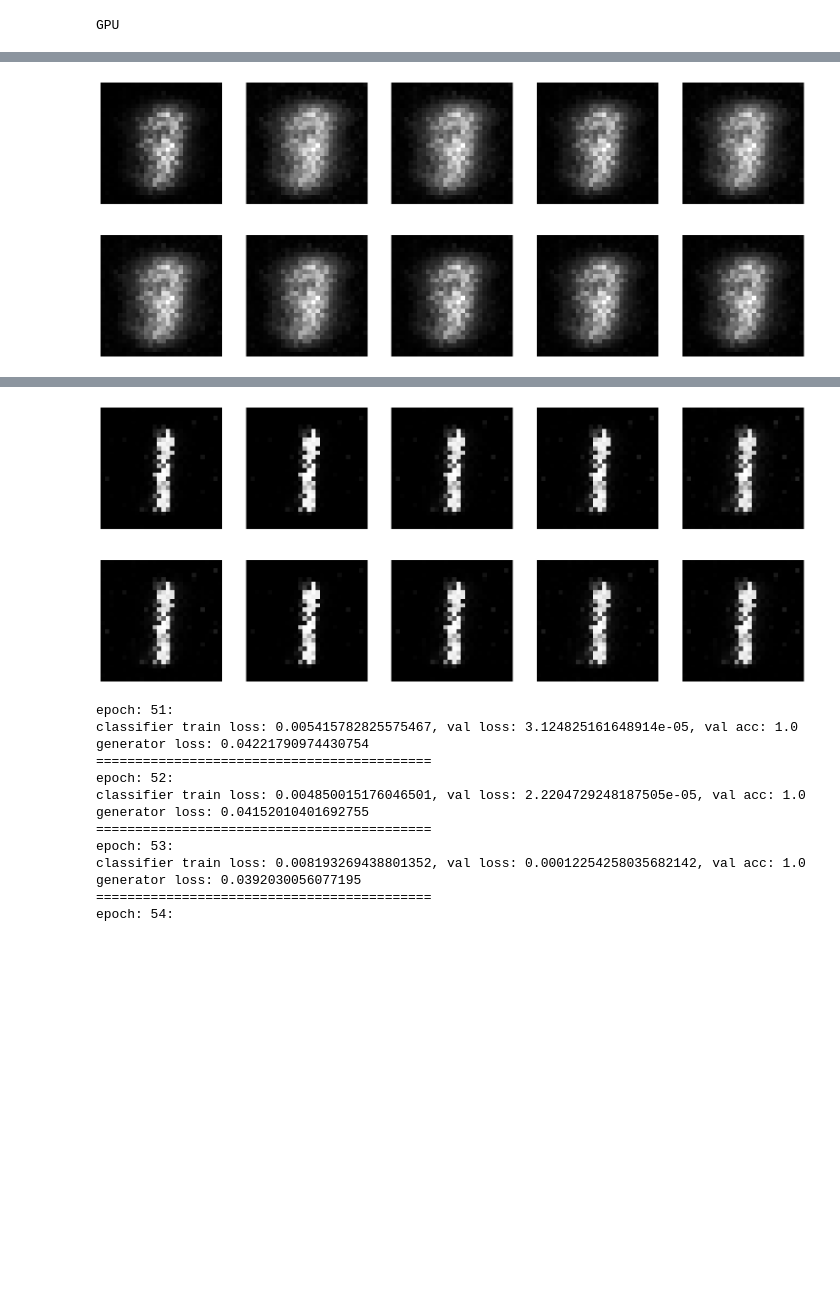
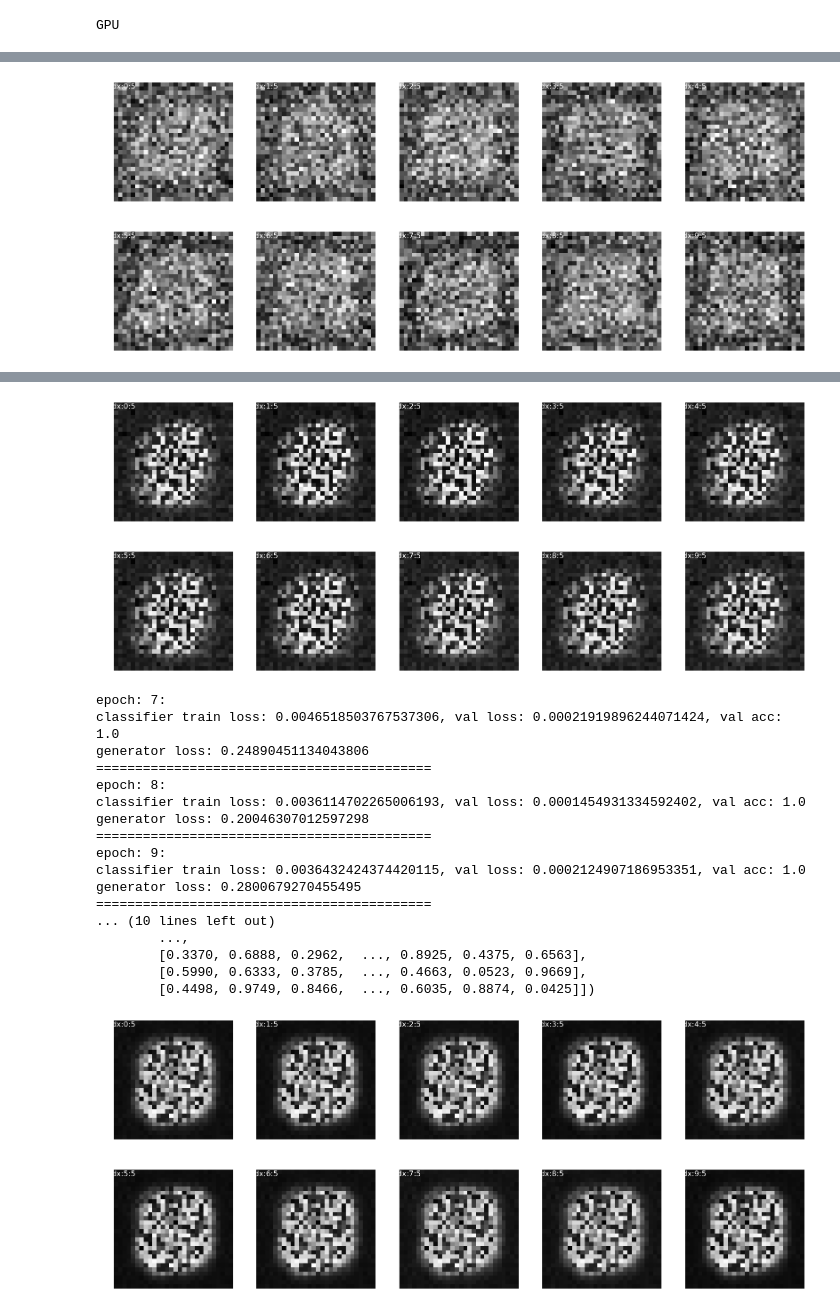
Before and after one commit to weiso131/Gans_mnist, a Jupyter notebook: mnist_generator.ipynb, the cells around one changed output, grey strips where cells are left out. Drawn from its saved outputs; the diff is of its cells as text; code cells hidden in the pictures; blank space fills up the shorter version.

```diff
--- a/mnist_generator.ipynb
+++ b/mnist_generator.ipynb
@@ -76,11 +89,15 @@ class Classifier(nn.Module):
         x = x.view(-1, 784)
         return self.output(x)
 # %%
+#呼叫模型
 generator = Generator()
 classifier = Classifier()
-
-
 image = generator.generate_image(10)
 plt.imshow(image[0])
 plt.show()
+
+#使用手寫辨識模型
+mnist_classifer = Mnist_classifer()
+mnist_classifer_checkpoint = torch.load("mnist_classifier/checkpoint.pth")
+mnist_classifer.load_state_dict(mnist_classifer_checkpoint)
 # %% [output]
@@ -115,7 +140,7 @@ epoch = 1000
 lr = 0.0002
 beta = (0.5, 0.999)
 
-optim_G = optim.Adam(generator.parameters(), lr=lr, betas=beta)
+optim_G = optim.Adam(generator.parameters(), lr=lr, betas=beta, weight_decay=0.5)
 optim_C = optim.Adam(classifier.parameters(), lr=lr, betas=beta)
 loss_function = nn.BCELoss()
 
@@ -135,6 +160,10 @@ generator_loss = [0]
 count = 235
 min_val_loss = 1e9
 max_val_acc = 0
+
+
+
+mnist_classifer.eval()
 for i in range(epoch):
     print(f"epoch: {i + 1}:")
 
@@ -238,15 +267,20 @@ for i in range(epoch):
 
     torch.cuda.empty_cache()
 
-    if (i % 25 == 24):
-        fake_images = generator.generate_image(num=10)
+    if (i % 5 == 0):
+        fake_images = generator.generate_image(num=10).squeeze()
+        fake_images = torch.tensor(fake_images)
+        topk, top_class = mnist_classifer(torch.tensor(fake_images)).topk(1, dim=1)
 
         fig, axs = plt.subplots(2, 5, figsize=(20, 8))  # 創建一個2x5的子圖網路
 
         for i, ax in enumerate(axs.flat):
+
             ax.imshow(fake_images[i], cmap='gray')  # 顯示圖片
+            ax.text(0.5, 0.5, "inedx:" + str(i) + ":" + str(top_class[i].item()), fontsize=12, ha='center', va='center', color='white')
             ax.axis('off')  # 關閉坐標軸
 
+
         plt.show()
 # %% [output]
 epoch: 1:
@@ -269 +298 @@ generator loss: 0.031559556202239734
-[figure, old version]
+[figure, new version]
@@ -287,14 +316,19 @@ generator loss: 1.3307533098416937e-05
-[figure, old version]
+[figure, new version]
-epoch: 51:
-classifier train loss: 0.005415782825575467, val loss: 3.124825161648914e-05, val acc: 1.0
-generator loss: 0.04221790974430754
+epoch: 7:
+classifier train loss: 0.0046518503767537306, val loss: 0.00021919896244071424, val acc: 1.0
+generator loss: 0.24890451134043806
 ===========================================
-epoch: 52:
-classifier train loss: 0.004850015176046501, val loss: 2.2204729248187505e-05, val acc: 1.0
-generator loss: 0.04152010401692755
+epoch: 8:
+classifier train loss: 0.0036114702265006193, val loss: 0.0001454931334592402, val acc: 1.0
+generator loss: 0.20046307012597298
 ===========================================
-epoch: 53:
-classifier train loss: 0.008193269438801352, val loss: 0.00012254258035682142, val acc: 1.0
-generator loss: 0.0392030056077195
+epoch: 9:
+classifier train loss: 0.0036432424374420115, val loss: 0.0002124907186953351, val acc: 1.0
+generator loss: 0.2800679270455495
 ===========================================
-epoch: 54:
+... (10 lines left out)
+        ...,
+        [0.3370, 0.6888, 0.2962,  ..., 0.8925, 0.4375, 0.6563],
+        [0.5990, 0.6333, 0.3785,  ..., 0.4663, 0.0523, 0.9669],
+        [0.4498, 0.9749, 0.8466,  ..., 0.6035, 0.8874, 0.0425]])
+[figure, added]
```
Also changed, not shown: parts of 4 cells of this notebook.
